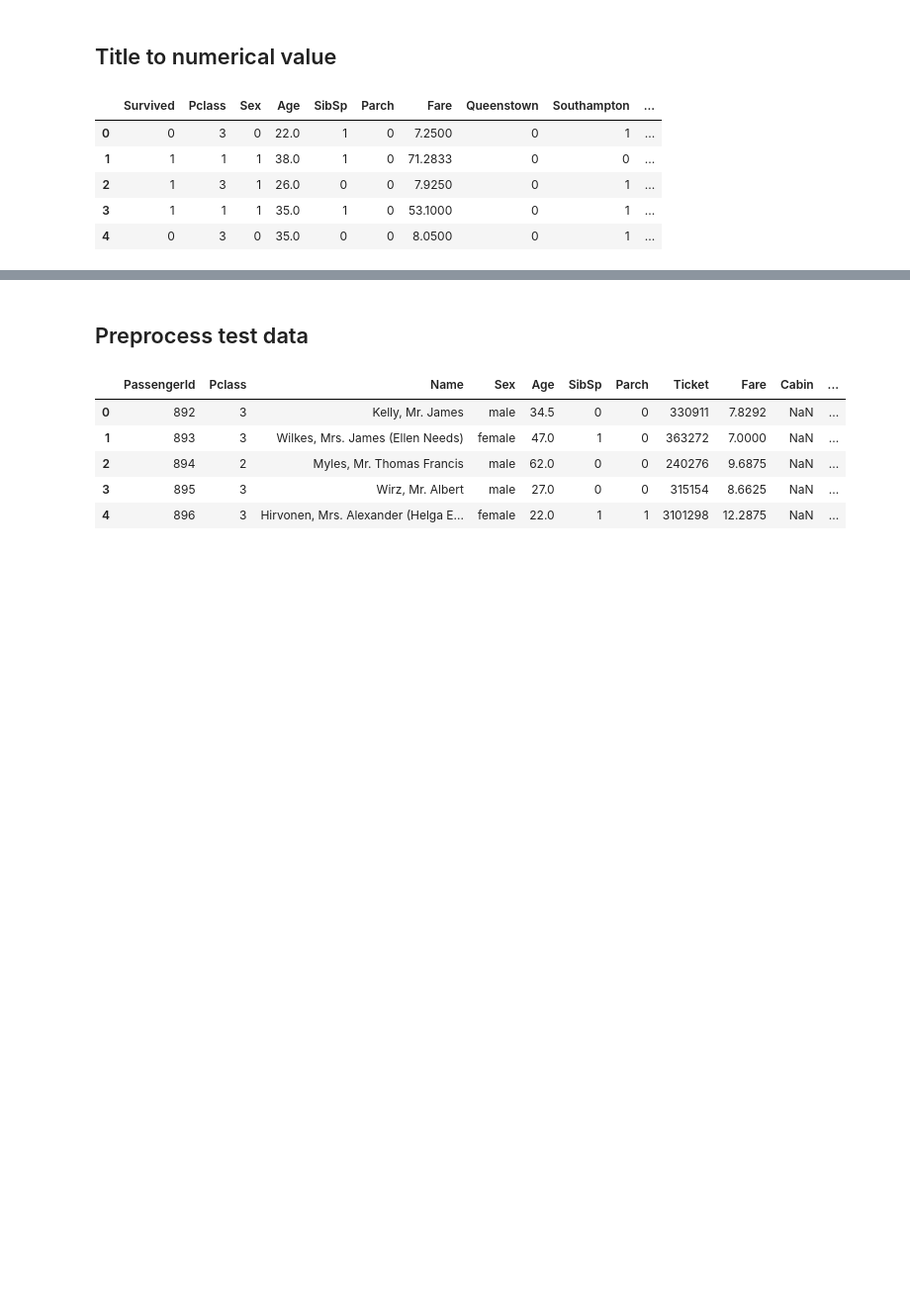
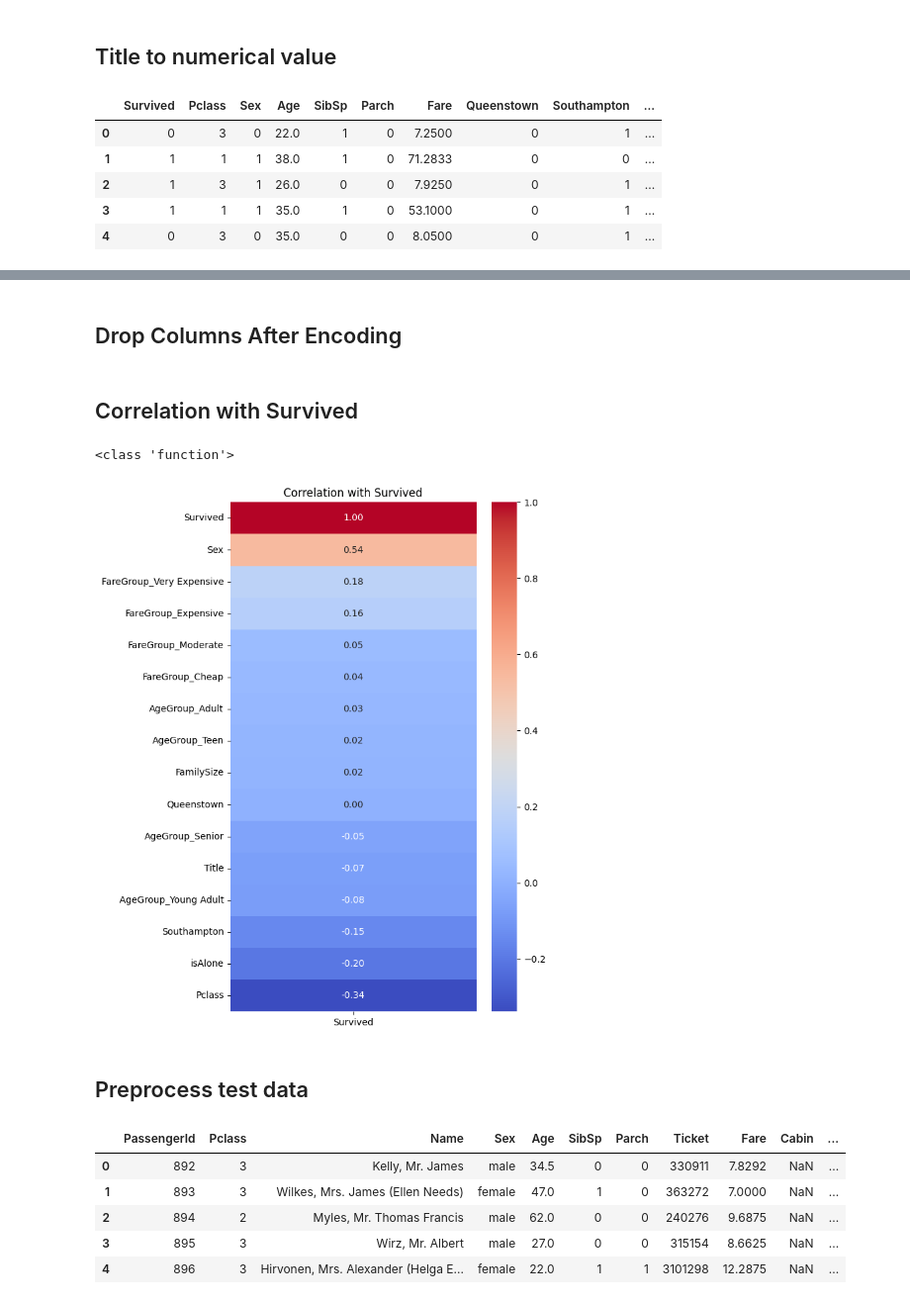
Before and after one commit to helben2002/TitanicCapstoneProject, a Jupyter notebook: ml/notebooks/fortuna.ipynb, the cells around one changed output, grey strips where cells are left out. Shown at 99% size. Drawn from its saved outputs; the diff is of its cells as text; code cells hidden in the pictures; blank space fills up the shorter version.

Commit message:
data(TITANIC-91): drop column and check correlation

```diff
--- a/ml/notebooks/fortuna.ipynb
+++ b/ml/notebooks/fortuna.ipynb
@@ -626,4 +626,30 @@ Title                    0
 dtype: int64
+# %% [markdown]
+## Drop Columns After Encoding
+# %%
+df_train = df_train.drop(columns=[
+    "Age",
+    "Fare",
+    "SibSp",
+    "Parch"
+])
+# %% [markdown]
+## Correlation with Survived
+# %%
+pearson_corr = df_train.corr(numeric_only=True, method='pearson')
+
+corr_target = pearson_corr[["Survived"]].sort_values(
+    by="Survived",
+    ascending=False
+)
+print(type(plt.figure))
+plt.figure(figsize=(6, 10))
+sns.heatmap(corr_target, annot=True, cmap='coolwarm', fmt=".2f")
+plt.title("Correlation with Survived")
+plt.show()
+# %% [output]
+<class 'function'>
+[figure, added]
 # %% [markdown]
 ## Preprocess test data
 # %%
```
Also changed, not shown: parts of 19 cells of this notebook.
